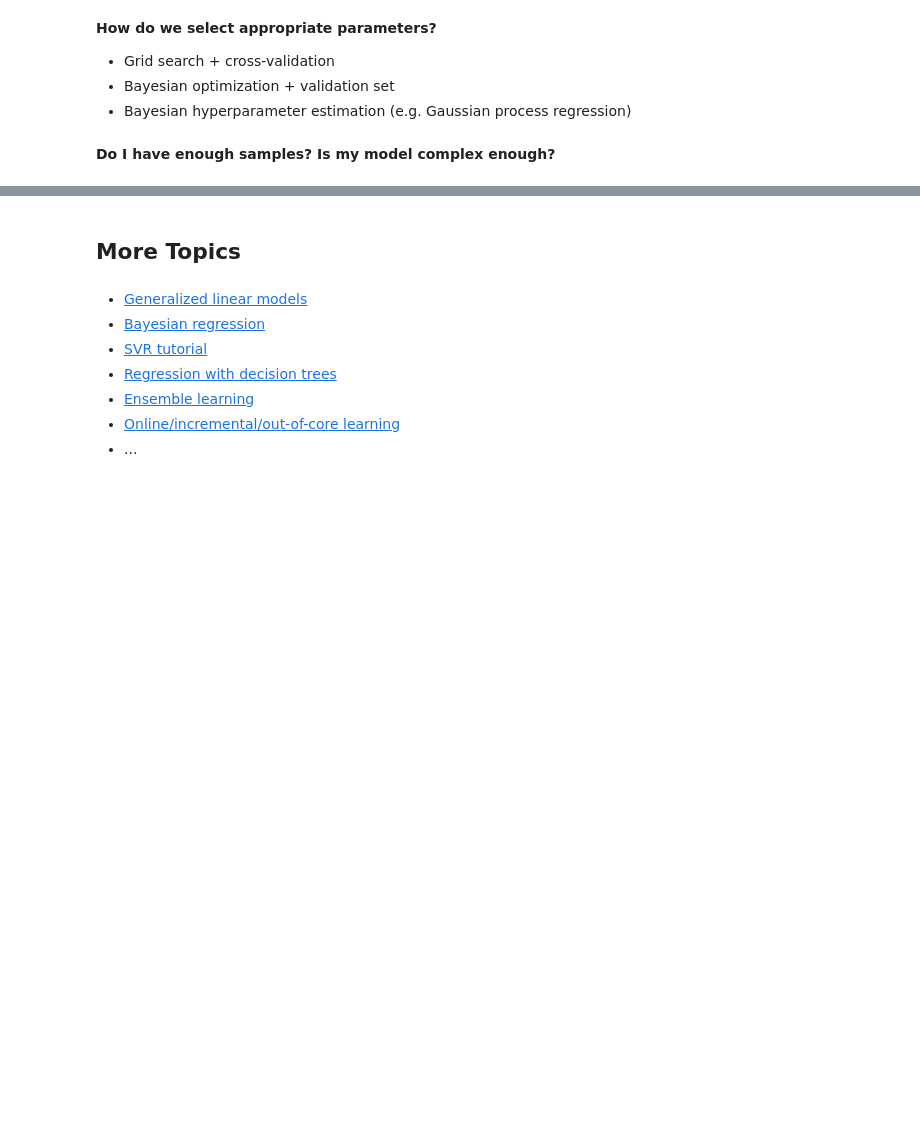
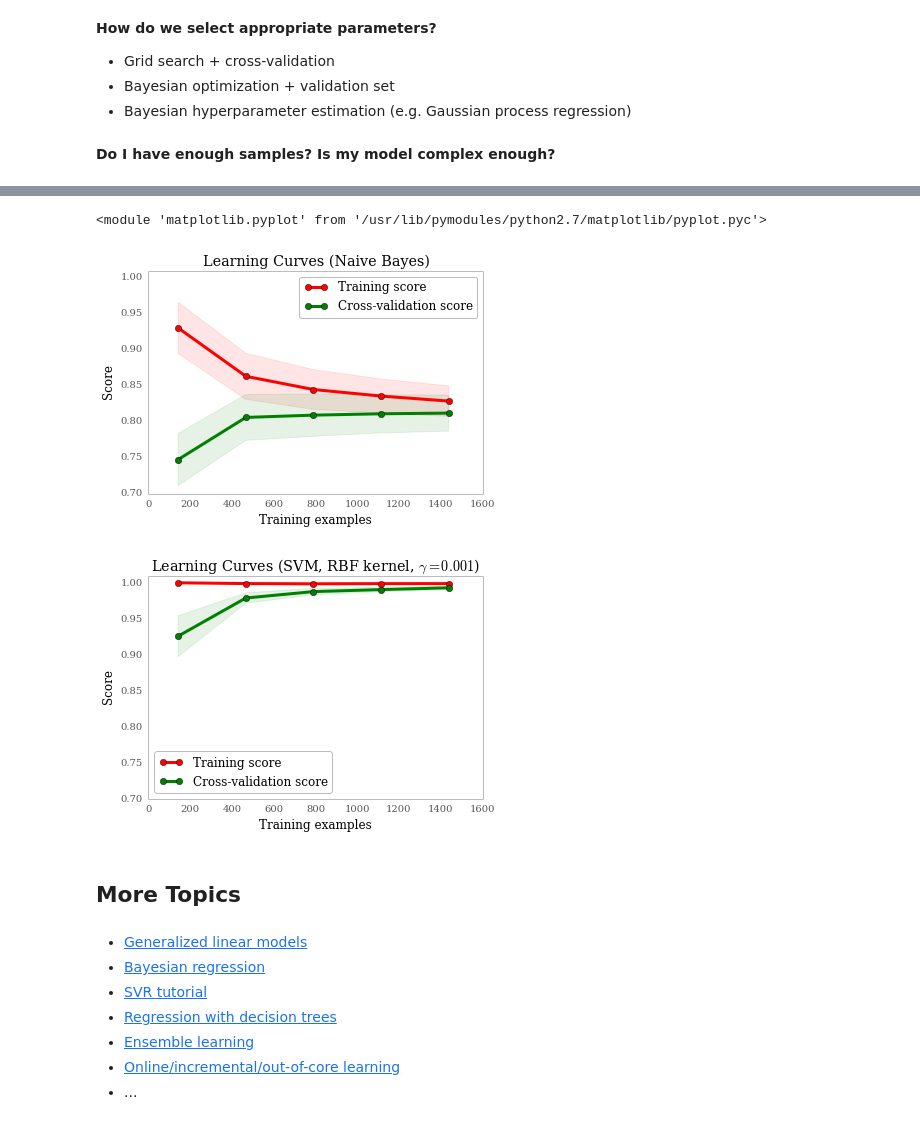
Before and after one commit to AlexanderFabisch/regression-tutorial, a Jupyter notebook: regression.ipynb, the cells around one changed output, grey strips where cells are left out. Drawn from its saved outputs; the diff is of its cells as text; code cells hidden in the pictures; blank space fills up the shorter version.

```diff
--- a/regression.ipynb
+++ b/regression.ipynb
@@ -640,3 +744,33 @@ HTML('<iframe src=http://scikit-learn.org/stable/auto_examples/model_selection/p
+# %%
+from sklearn.datasets import load_digits
+from sklearn.svm import SVC
+from sklearn.naive_bayes import GaussianNB
+from sklearn import cross_validation
+
+
+digits = load_digits()
+X, y = digits.data, digits.target
+
+
+title = "Learning Curves (Naive Bayes)"
+# Cross validation with 100 iterations to get smoother mean test and train
+# score curves, each time with 20% data randomly selected as a validation set.
+cv = cross_validation.ShuffleSplit(digits.data.shape[0], n_iter=100,
+                                   test_size=0.2, random_state=0)
+
+estimator = GaussianNB()
+plot_learning_curve(estimator, title, X, y, ylim=(0.7, 1.01), cv=cv, n_jobs=4)
+
+title = "Learning Curves (SVM, RBF kernel, $\gamma=0.001$)"
+# SVC is more expensive so we do a lower number of CV iterations:
+cv = cross_validation.ShuffleSplit(digits.data.shape[0], n_iter=10,
+                                   test_size=0.2, random_state=0)
+estimator = SVC(gamma=0.001)
+plot_learning_curve(estimator, title, X, y, (0.7, 1.01), cv=cv, n_jobs=4)
+# %% [output]
+<module 'matplotlib.pyplot' from '/usr/lib/pymodules/python2.7/matplotlib/pyplot.pyc'>
+[figure, added]
+[figure, added]
 # %% [markdown]
 ## More Topics
 # %% [markdown]
```
Also changed, not shown: parts of 19 cells of this notebook.
